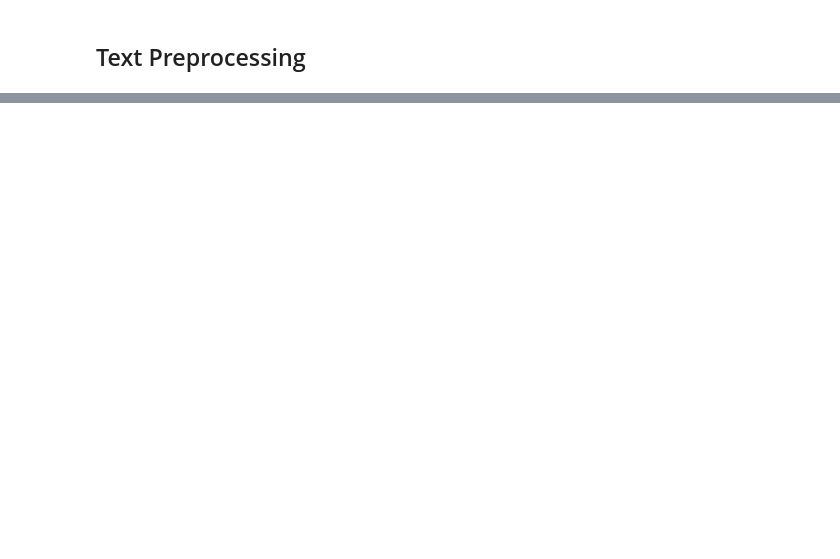
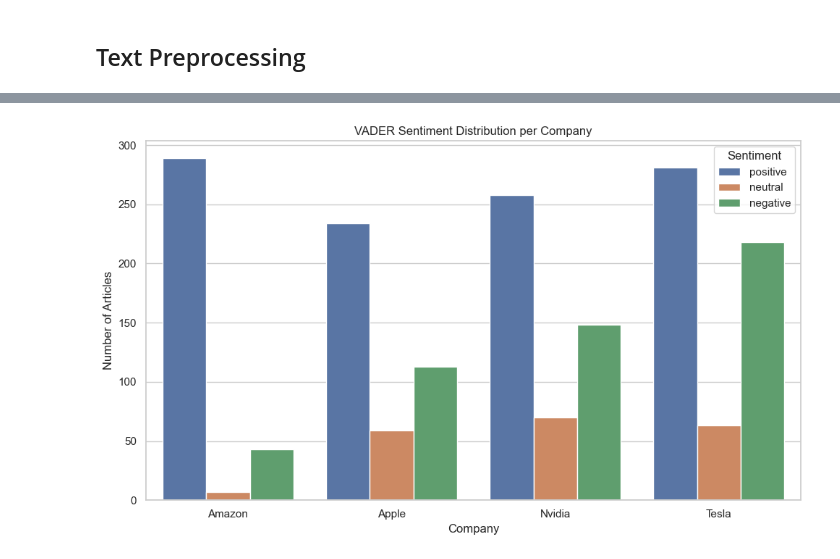
Before and after one commit to mansari40/NLP-FinancialRisk-Project, a Jupyter notebook: Final Project_Predicting financial risk using NLP.ipynb, the cells around one changed output, grey strips where cells are left out. Drawn from its saved outputs; the diff is of its cells as text; code cells hidden in the pictures; blank space fills up the shorter version.

```diff
--- a/Final Project_Predicting financial risk using NLP.ipynb
+++ b/Final Project_Predicting financial risk using NLP.ipynb
@@ -264,0 +353,30 @@ Preprocessed text saved to: news_preprocessed.csv
+# %%
+
+
+# Set up plot style
+sns.set(style="whitegrid")
+
+# Group and count sentiments by company
+sentiment_counts = df.groupby(["company", "vader_label"]).size().reset_index(name="count")
+
+# Sort label order
+sentiment_order = ["positive", "neutral", "negative"]
+
+# Create bar plot
+plt.figure(figsize=(10, 6))
+sns.barplot(
+    data=sentiment_counts,
+    x="company",
+    y="count",
+    hue="vader_label",
+    hue_order=sentiment_order
+)
+
+plt.title("VADER Sentiment Distribution per Company")
+plt.xlabel("Company")
+plt.ylabel("Number of Articles")
+plt.legend(title="Sentiment")
+plt.tight_layout()
+plt.show()
+# %% [output]
+[figure, added]
```
Also changed, not shown: parts of 17 cells of this notebook.
